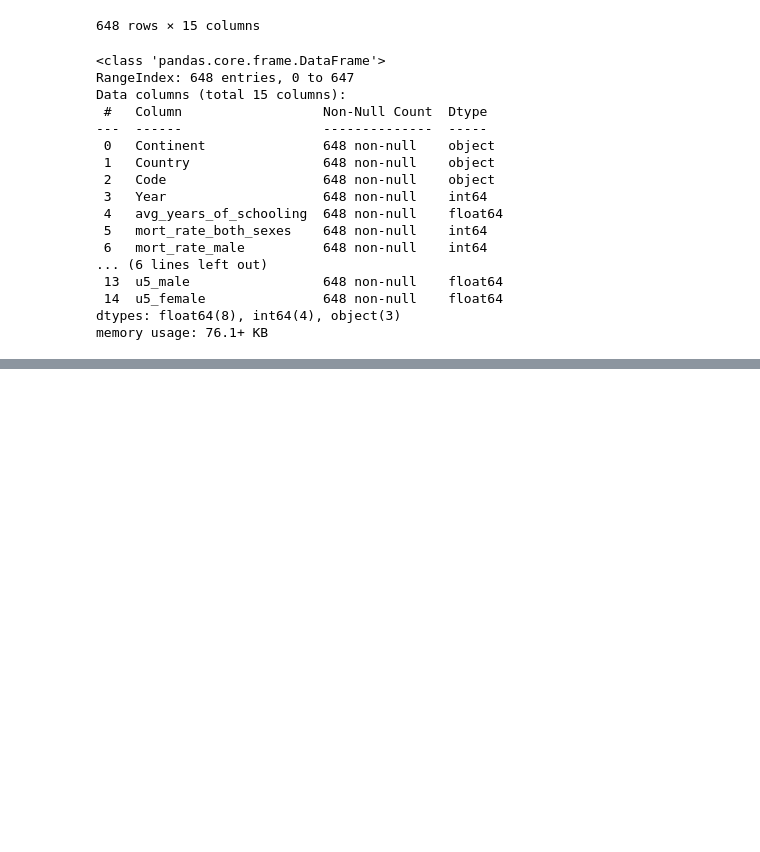
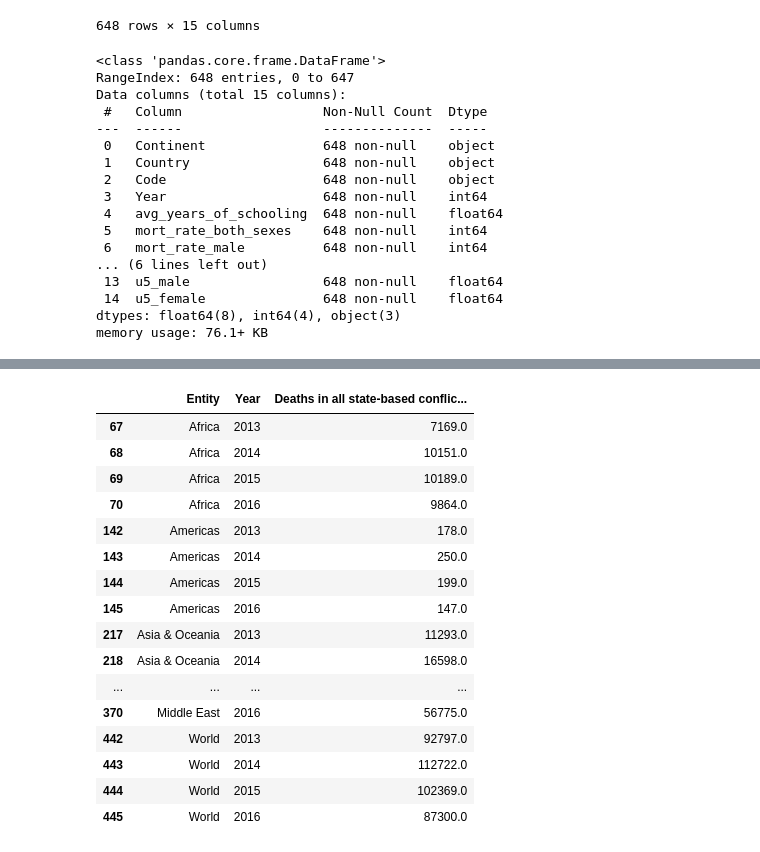
Before and after one commit to oludovisi/DSF_Final, a Jupyter notebook: DSF_Final_Project.ipynb, the cells around one changed output, grey strips where cells are left out. Drawn from its saved outputs; the diff is of its cells as text; code cells hidden in the pictures; blank space fills up the shorter version.

```diff
--- a/DSF_Final_Project.ipynb
+++ b/DSF_Final_Project.ipynb
@@ -229,2 +234,7 @@ px.scatter(final_df[final_df['Year']==2013], x='avg_years_of_schooling', y='mort
 # %%
 final_df.to_csv('Complete_mortality_y_of_schooling.csv', index=False)
+# %%
+war_dataset = pd.read_csv('war-dataset.csv')
+# %%
+war_dataset = war_dataset.drop(['Code'], axis = 1)
+war_dataset
@@ -230,0 +255,22 @@ final_df.to_csv('Complete_mortality_y_of_schooling.csv', index=False)
+# %%
+war_dataset = war_dataset[(war_dataset.Year < 2017) & (war_dataset.Year >= 2013)]
+# %%
+war_dataset
+# %% [output]
+|  | Entity | Year | Deaths in all state-based conflic... |
+| 67 | Africa | 2013 | 7169.0 |
+| 68 | Africa | 2014 | 10151.0 |
+| 69 | Africa | 2015 | 10189.0 |
+| 70 | Africa | 2016 | 9864.0 |
+| 142 | Americas | 2013 | 178.0 |
+| 143 | Americas | 2014 | 250.0 |
+| 144 | Americas | 2015 | 199.0 |
+| 145 | Americas | 2016 | 147.0 |
+| 217 | Asia & Oceania | 2013 | 11293.0 |
+| 218 | Asia & Oceania | 2014 | 16598.0 |
+| ... | ... | ... | ... |
+| 370 | Middle East | 2016 | 56775.0 |
+| 442 | World | 2013 | 92797.0 |
+| 443 | World | 2014 | 112722.0 |
+| 444 | World | 2015 | 102369.0 |
+| 445 | World | 2016 | 87300.0 |
```
Also changed, not shown: parts of 4 cells of this notebook, 2 other files.
